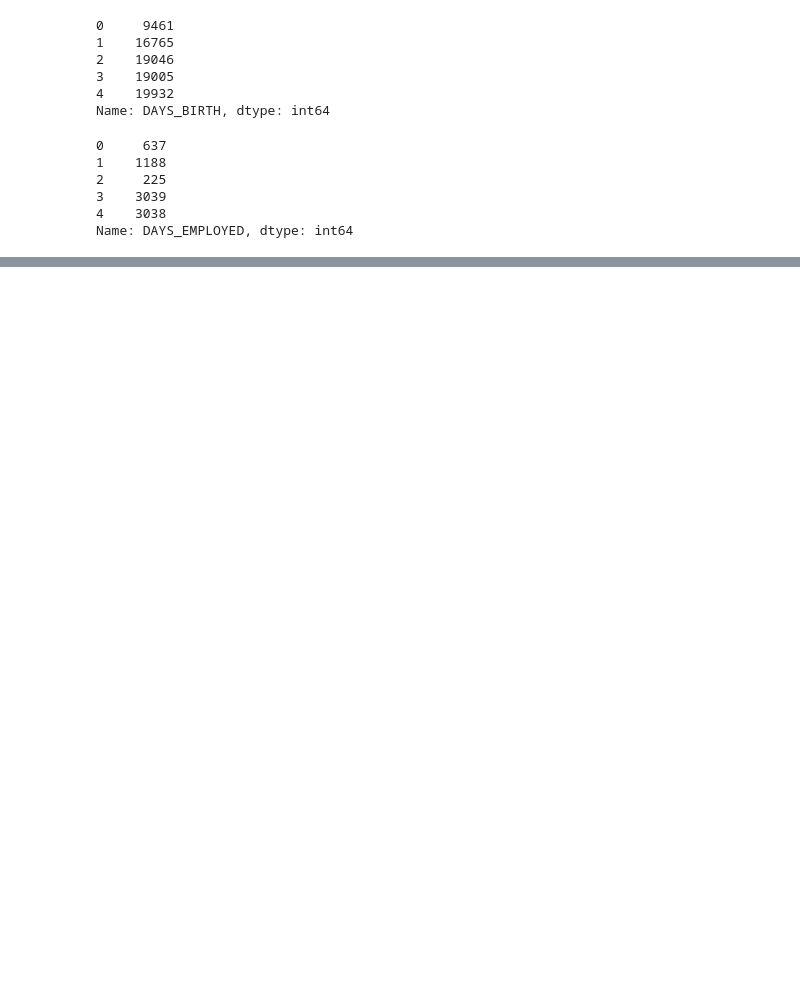
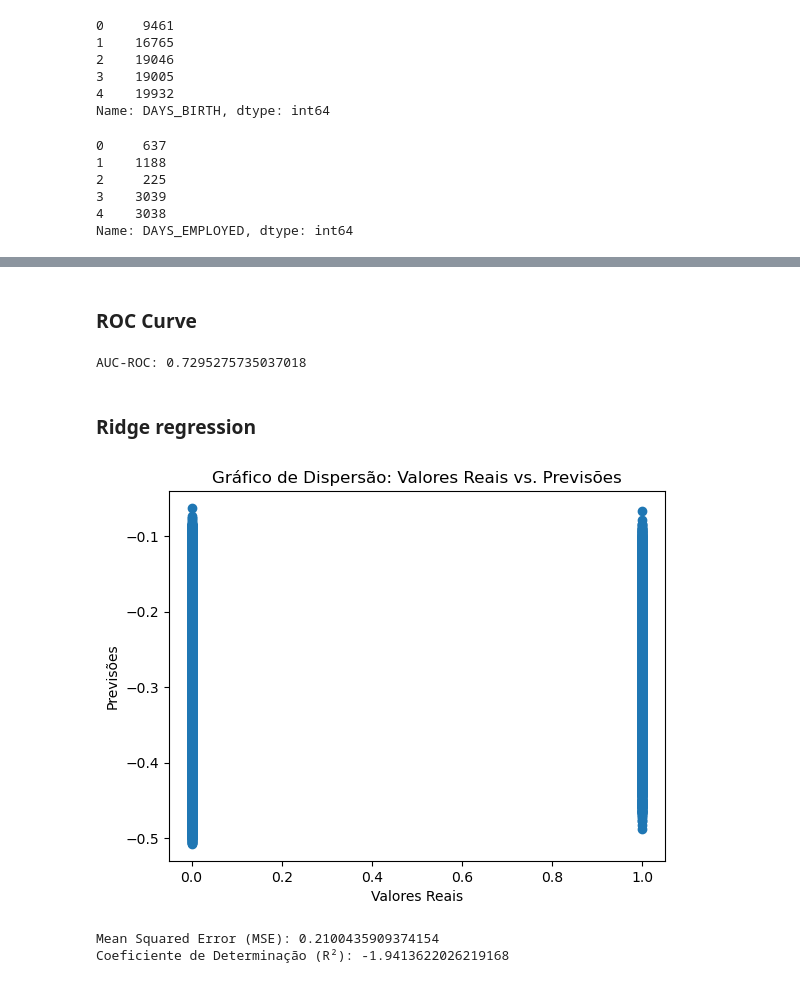
Before and after one commit to rlmrezende/Loan-Default-Prediction, a Jupyter notebook: Loan Defaulter.ipynb, the cells around one changed output, grey strips where cells are left out. Drawn from its saved outputs; the diff is of its cells as text; code cells hidden in the pictures; blank space fills up the shorter version.

```diff
--- a/Loan Defaulter.ipynb
+++ b/Loan Defaulter.ipynb
@@ -232,0 +544,68 @@ KeyError: "['DAYS_BIRTH'] not found in axis"
+# %% [markdown]
+### ROC Curve
+# %%
+from sklearn.metrics import precision_score, recall_score, f1_score, roc_auc_score
+from sklearn.linear_model import LogisticRegression
+from sklearn.preprocessing import LabelEncoder
+
+# Load the preprocessed data
+data_encoded = pd.read_csv('application_data_clean.csv')
+
+# Select the relevant columns
+columns = ['AGE', 'EXT_SOURCE_2', 'EXT_SOURCE_3', 'REGION_RATING_CLIENT_W_CITY', 'CODE_GENDER', 'TARGET']
+data = data_encoded[columns]
+
+# Drop rows with missing values
+data = data.dropna()
+
+# Split the data into training and test sets
+X = data.drop('TARGET', axis=1)
+y = data['TARGET']
+X_train, X_test, y_train, y_test = train_test_split(X, y, test_size=0.2, random_state=42)
+
+# Encode the categorical variable 'CODE_GENDER' using label encoding
+label_encoder = LabelEncoder()
+X_train['CODE_GENDER'] = label_encoder.fit_transform(X_train['CODE_GENDER'])
+X_test['CODE_GENDER'] = label_encoder.transform(X_test['CODE_GENDER'])
+
+# Train the logistic regression model
+model = LogisticRegression()
+model.fit(X_train, y_train)
+
+# Make predictions on the test set
+y_pred_proba = model.predict_proba(X_test)[:, 1]
+
+# Evaluate the model's performance using the AUC-ROC metric
+auc_roc = roc_auc_score(y_test, y_pred_proba)
+print("AUC-ROC:", auc_roc)
+# %% [output]
+AUC-ROC: 0.7295275735037018
+# %% [markdown]
+### Ridge regression
+# %%
+import matplotlib.pyplot as plt
+from sklearn.metrics import mean_squared_error, r2_score
+
+
+y_pred = ridge_model.predict(X_test)
+
+
+mse = mean_squared_error(y_test, y_pred)
+
+
+r2 = r2_score(y_test, y_pred)
+
+
+plt.scatter(y_test, y_pred)
+plt.xlabel('Valores Reais')
+plt.ylabel('Previsões')
+plt.title('Gráfico de Dispersão: Valores Reais vs. Previsões')
+plt.show()
+
+
+print('MSE:', mse)
+print('R²:', r2)
+# %% [output]
+[figure, added]
+Mean Squared Error (MSE): 0.2100435909374154
+Coeficiente de Determinação (R²): -1.9413622026219168
```
Also changed, not shown: parts of 39 cells of this notebook.
